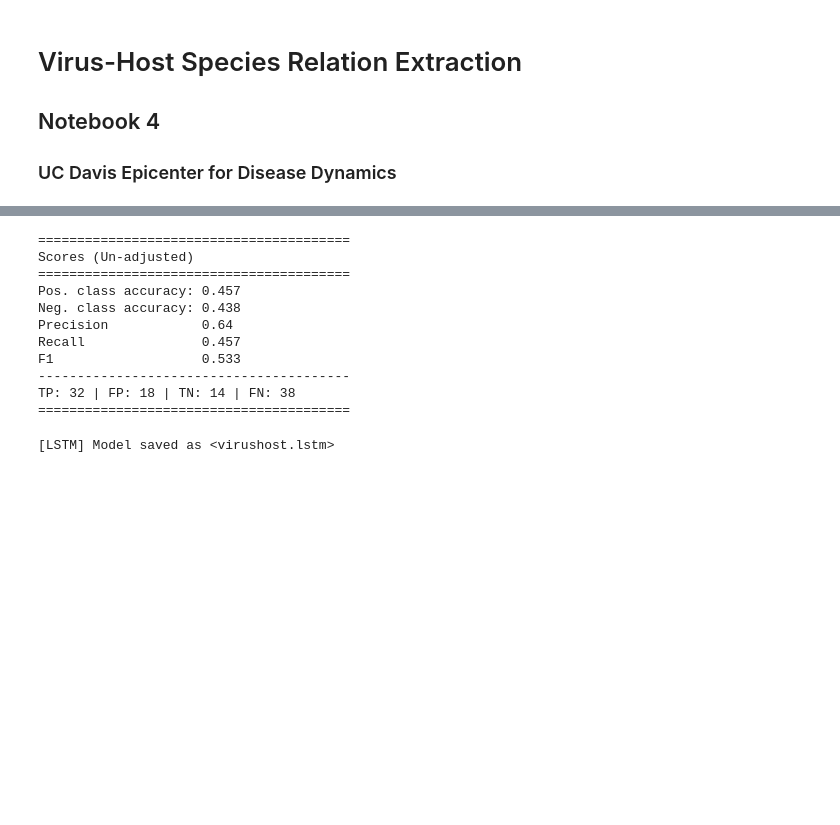
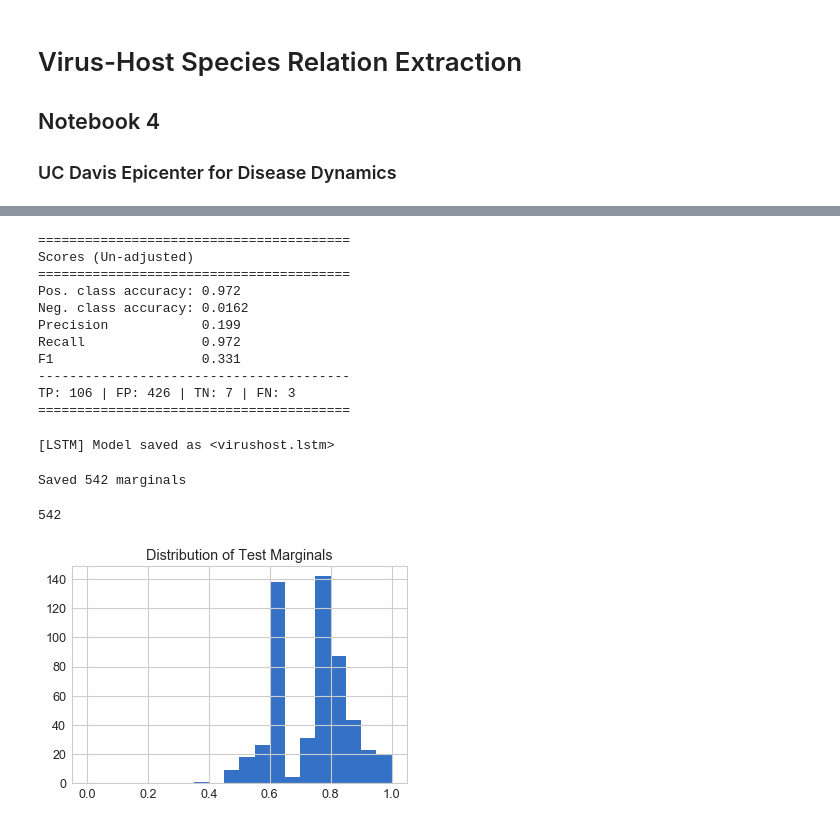
Before and after one commit to EricaXia/snorkel, a Jupyter notebook: snorkel_part_4.ipynb, the cells around one changed output, grey strips where cells are left out. Saved outputs shown, nothing was run; the diff lists cells and outputs as text; code cells hidden in the pictures; blank space fills up the shorter version.

Commit message:
update model

```diff
--- a/snorkel_part_4.ipynb
+++ b/snorkel_part_4.ipynb
@@ -76,20 +101,38 @@ Prec: 0.640, Recall: 0.457, F1 Score: 0.533
 # %%
-tp, fp, tn, fn = lstm.error_analysis(session, dev_cands, L_gold_dev)
-# tp, fp, tn, fn = lstm.error_analysis(session, test_cands, L_gold_test)
+tp, fp, tn, fn = lstm.error_analysis(session, test_cands, L_gold_test)
 # %% [output]
 ========================================
 Scores (Un-adjusted)
 ========================================
-Pos. class accuracy: 0.457
-Neg. class accuracy: 0.438
-Precision            0.64
-Recall               0.457
-F1                   0.533
+Pos. class accuracy: 0.972
+Neg. class accuracy: 0.0162
+Precision            0.199
+Recall               0.972
+F1                   0.331
 ----------------------------------------
-TP: 32 | FP: 18 | TN: 14 | FN: 38
+TP: 106 | FP: 426 | TN: 7 | FN: 3
 ========================================
 # %%
 # save model for later use
 lstm.save("virushost.lstm")
 # %% [output]
 [LSTM] Model saved as <virushost.lstm>
+# %%
+# save the predictions of the model on the test set back to the database
+lstm.save_marginals(session, test_cands, training=False)
+# %% [output]
+Saved 542 marginals
+# %%
+test_marginals = load_marginals(session, X=test_cands, split=2, training=False)
+# %%
+len(test_marginals)
+# %% [output]
+542
+# %%
+# plot the test marginals
+import matplotlib.pyplot as plt
+plt.hist(test_marginals, bins=20, range=(0.0, 1.0))
+plt.title('Distribution of Test Marginals')
+plt.show()
+# %% [output]
+[figure, added]
```
Also changed, not shown: parts of 9 cells of this notebook, 13 other files.
